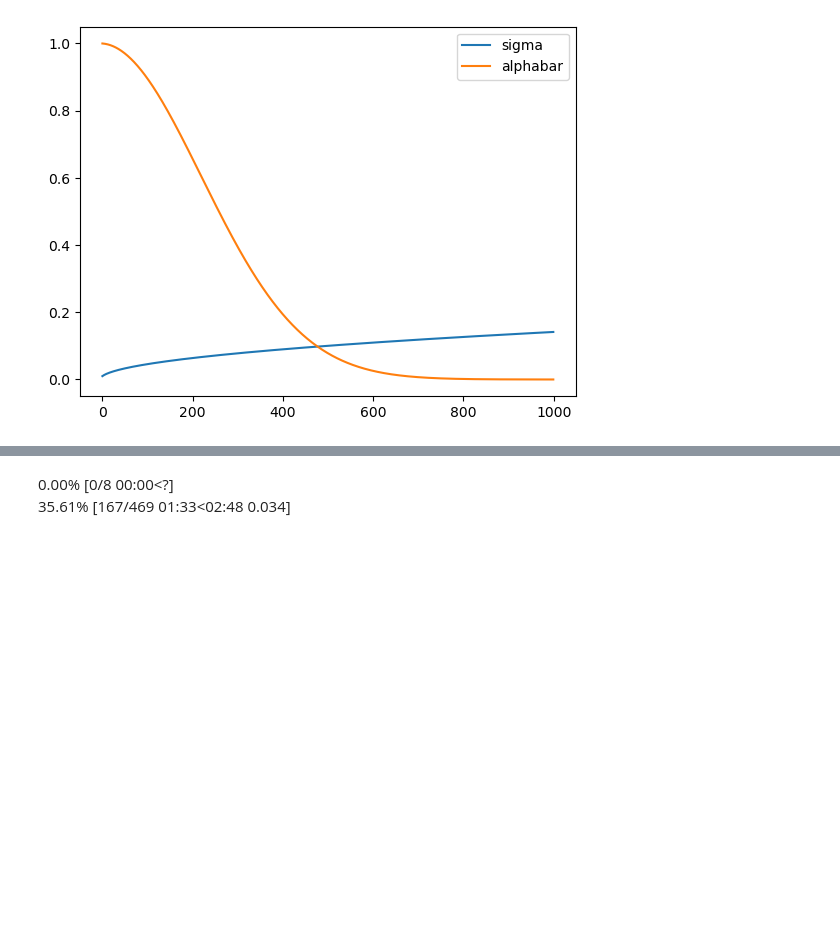
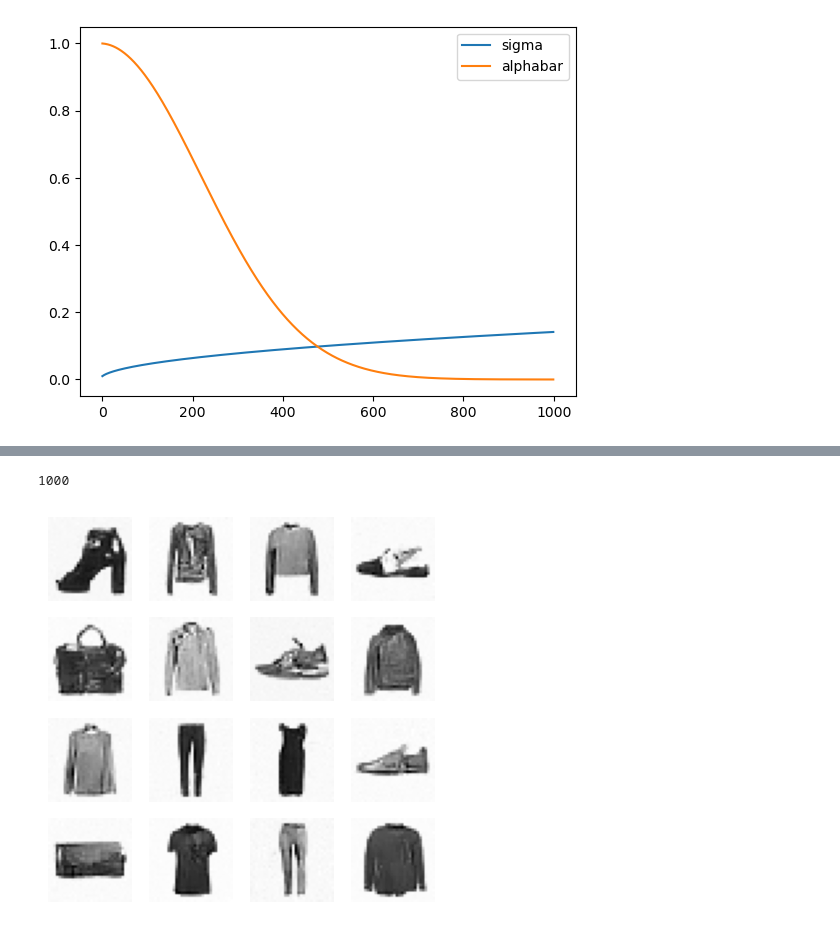
Before and after one commit to joeross999/fastai_classwork, a Jupyter notebook: notebooks/17_DDPM.ipynb, the cells around one changed output, grey strips where cells are left out. Cells and saved outputs as stored; diff of their text form; code cells hidden in the pictures; blank space fills up the shorter version.

```diff
--- a/notebooks/17_DDPM.ipynb
+++ b/notebooks/17_DDPM.ipynb
@@ -148,8 +163,3 @@ KeyboardInterrupt:
-# %%
-learn.fit(epochs)
-# %% [output]
-0.00% [0/8 00:00<?]
-35.61% [167/469 01:33<02:48 0.034]
 # %%
 # A trick to speed up loading data
 # Just repeat the same data twice to avoid loading new images as often
@@ -164,0 +180,27 @@ dls.train = MultDL(dls.train)
+# %%
+@torch.no_grad()
+def sample(model, sz):
+    ps = next(model.parameters())
+    x_t = torch.randn(sz).to(ps)
+    preds = []
+    for t in reversed(range(n_steps)):
+        t_batch = torch.full((x_t.shape[0],), t, device=ps.device, dtype=torch.long)
+        z = (torch.randn(x_t.shape) if t > 0 else torch.zeros(x_t.shape)).to(ps)
+        ᾱ_t1 = alphabar[t-1]  if t > 0 else torch.tensor(1)
+        b̄_t = 1-alphabar[t]
+        b̄_t1 = 1-ᾱ_t1
+        noise = model(x_t, t_batch).sample
+        x_0_hat = ((x_t - b̄_t.sqrt() * noise)/alphabar[t].sqrt())
+        x_t = x_0_hat * ᾱ_t1.sqrt()*(1-alpha[t])/b̄_t + x_t * alpha[t].sqrt()*b̄_t1/b̄_t + sigma[t]*z
+        preds.append(x_t.float().cpu())
+    return preds
+# %%
+set_seed(42)
+samples = sample(learn.model, (16, 1, 32,32))
+len(samples)
+# %% [output]
+1000
+# %%
+show_images(samples[-1], figsize=(5,5))
+# %% [output]
+[figure, added]
```
Also changed, not shown: parts of 7 cells of this notebook, 1 other file.
